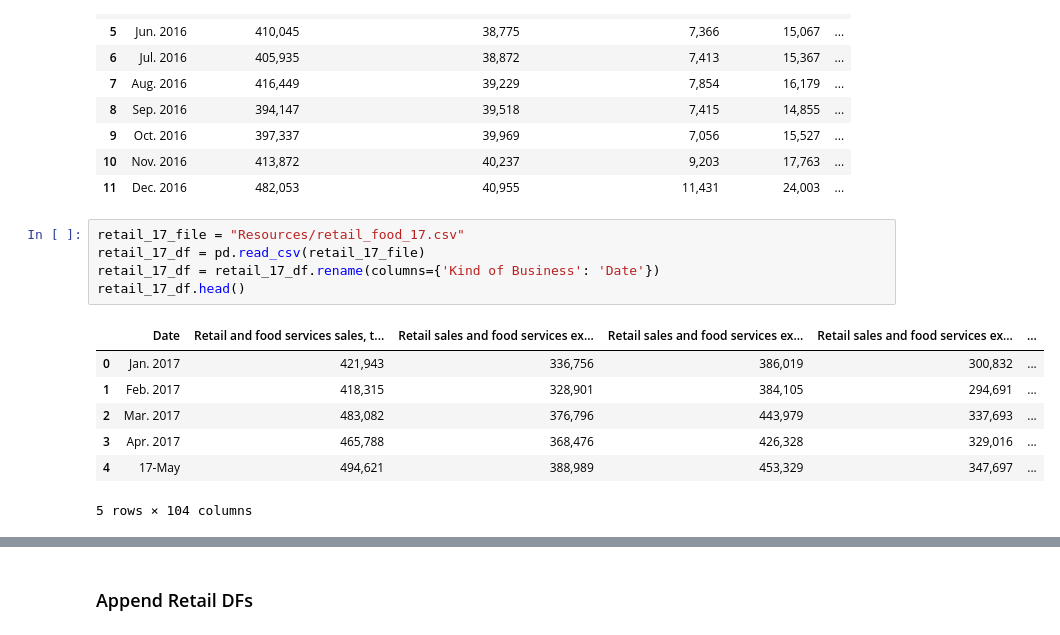
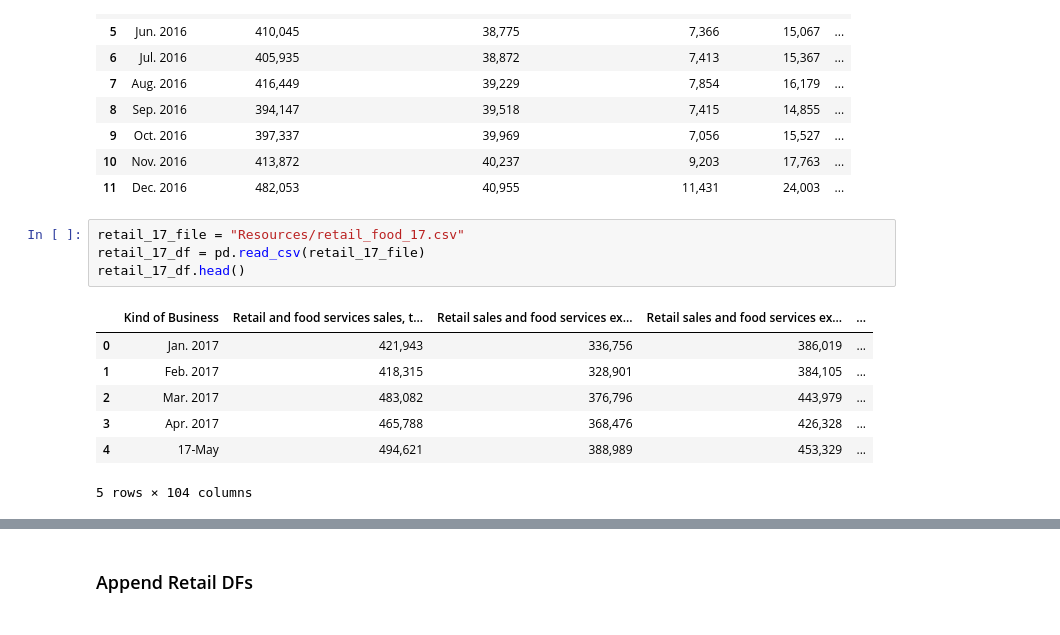
Before and after one commit to JordanJaner/ecommerce_social_media_ETL, a Jupyter notebook: appending.ipynb, the cells around one changed output, grey strips where cells are left out. Drawn from its saved outputs; the diff is of its cells as text.

```diff
--- a/appending.ipynb
+++ b/appending.ipynb
@@ -491,13 +491,12 @@ reduced_retail_16_df
 # %%
 retail_17_file = "Resources/retail_food_17.csv"
 retail_17_df = pd.read_csv(retail_17_file)
-retail_17_df = retail_17_df.rename(columns={'Kind of Business': 'Date'})
 retail_17_df.head()
 # %% [output]
-|  | Date | Retail and food services sales, t... | Retail sales and food services ex... | Retail sales and food services ex... | Retail sales and food services ex... | ... |
-| 0 | Jan. 2017 | 421,943 | 336,756 | 386,019 | 300,832 | ... |
-| 1 | Feb. 2017 | 418,315 | 328,901 | 384,105 | 294,691 | ... |
-| 2 | Mar. 2017 | 483,082 | 376,796 | 443,979 | 337,693 | ... |
-| 3 | Apr. 2017 | 465,788 | 368,476 | 426,328 | 329,016 | ... |
-| 4 | 17-May | 494,621 | 388,989 | 453,329 | 347,697 | ... |
+|  | Kind of Business | Retail and food services sales, t... | Retail sales and food services ex... | Retail sales and food services ex... | ... |
+| 0 | Jan. 2017 | 421,943 | 336,756 | 386,019 | ... |
+| 1 | Feb. 2017 | 418,315 | 328,901 | 384,105 | ... |
+| 2 | Mar. 2017 | 483,082 | 376,796 | 443,979 | ... |
+| 3 | Apr. 2017 | 465,788 | 368,476 | 426,328 | ... |
+| 4 | 17-May | 494,621 | 388,989 | 453,329 | ... |
 5 rows × 104 columns
```
Also changed, not shown: parts of 14 cells of this notebook, 4 other files.
